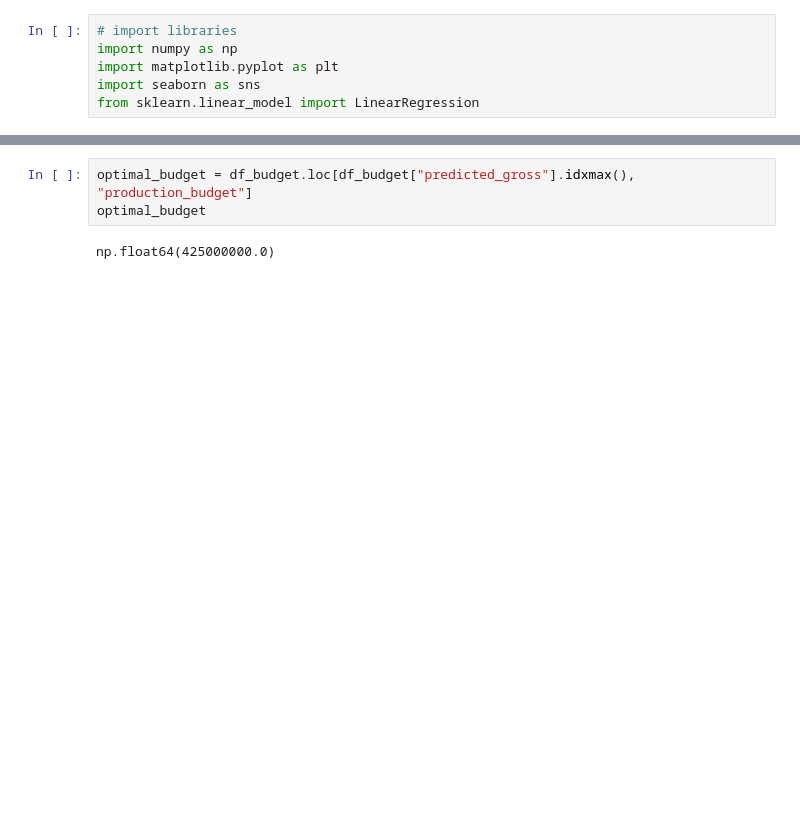
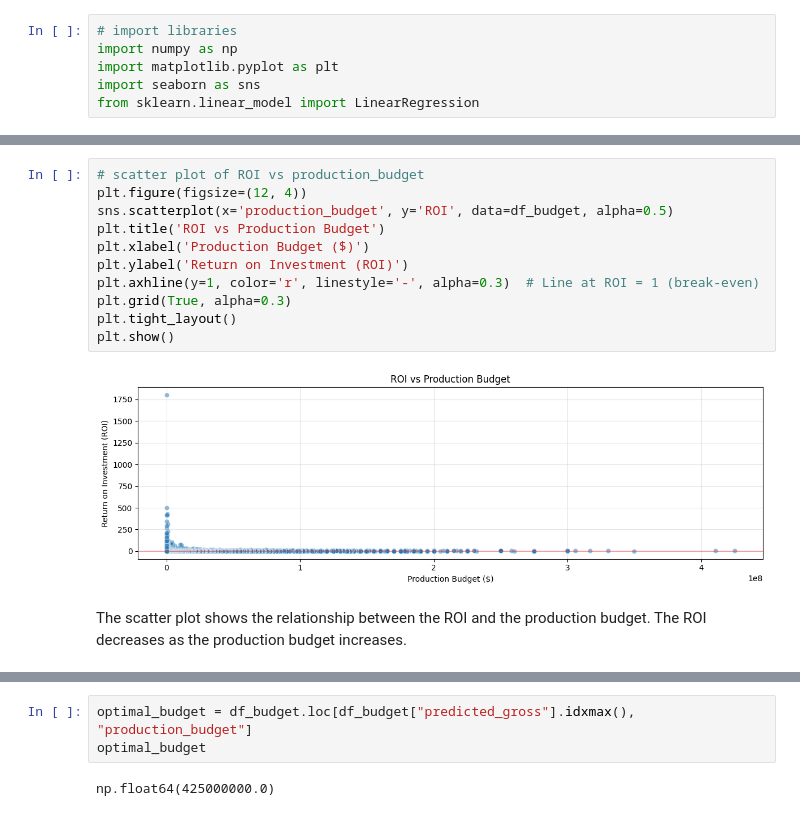
Before and after one commit to msnjerig/dsc-phase-2-project-v3, a Jupyter notebook: workpad.ipynb, the cells around one changed output, grey strips where cells are left out. Cells and saved outputs as stored; diff of their text form; blank space fills up the shorter version.

```diff
--- a/workpad.ipynb
+++ b/workpad.ipynb
@@ -68,3 +147,18 @@ from sklearn.linear_model import LinearRegression
+# %%
+# scatter plot of ROI vs production_budget
+plt.figure(figsize=(12, 4))
+sns.scatterplot(x='production_budget', y='ROI', data=df_budget, alpha=0.5)
+plt.title('ROI vs Production Budget')
+plt.xlabel('Production Budget ($)')
+plt.ylabel('Return on Investment (ROI)')
+plt.axhline(y=1, color='r', linestyle='-', alpha=0.3)  # Line at ROI = 1 (break-even)
+plt.grid(True, alpha=0.3)
+plt.tight_layout()
+plt.show()
+# %% [output]
+[figure, added]
+# %% [markdown]
+ The scatter plot shows the relationship between the ROI and the production budget. The ROI decreases as the production budget increases.
 # %%
 X = df_budget['production_budget'].values.reshape(-1, 1) # independent variable
 y = df_budget['worldwide_gross'].values.reshape(-1, 1) #dependent variable
```
Also changed, not shown: parts of 6 cells of this notebook.
